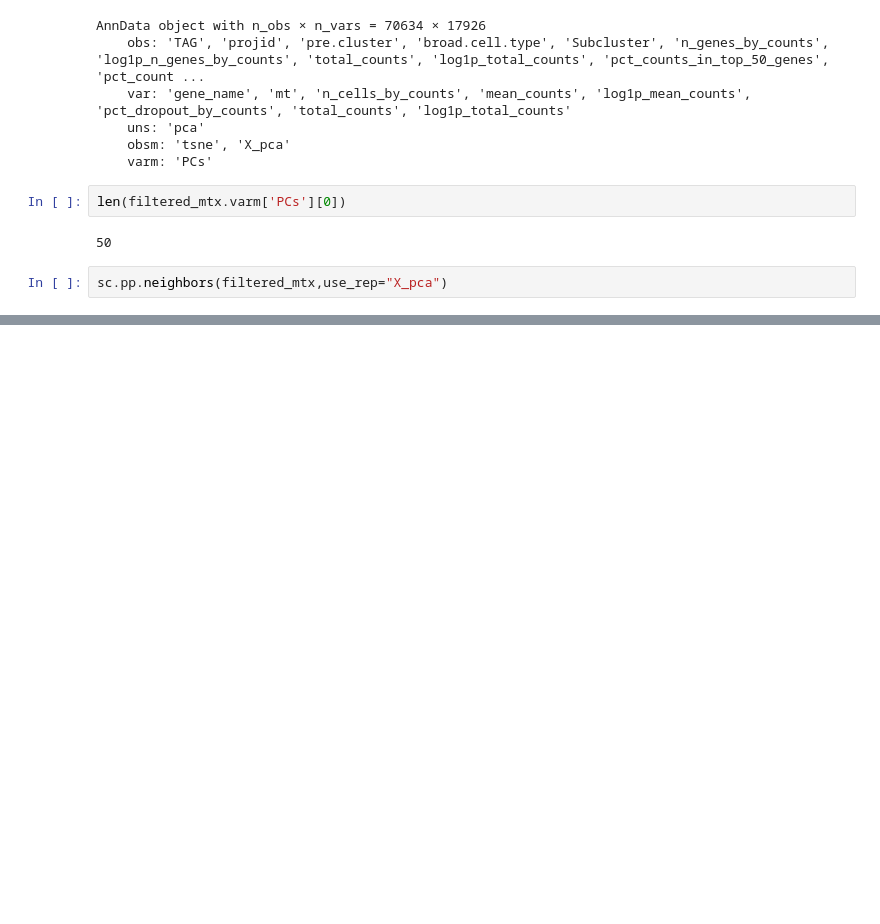
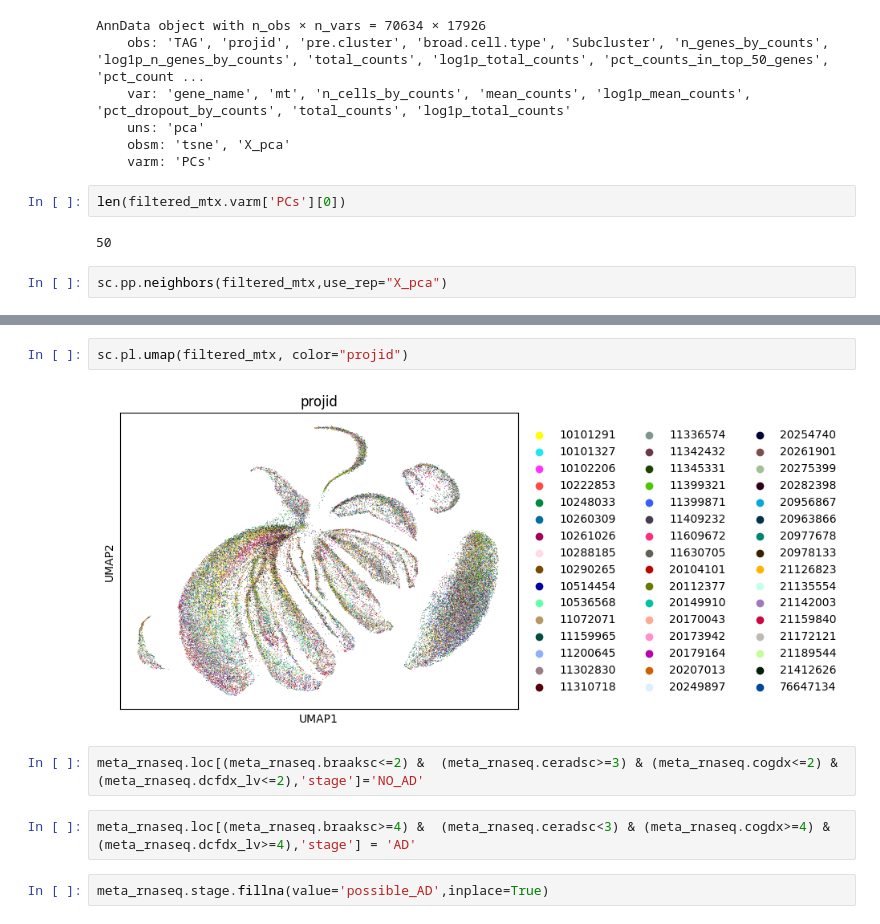
Before and after one commit to aj95b/ROSMAP_AD, a Jupyter notebook: sc_practice.ipynb, the cells around one changed output, grey strips where cells are left out. Drawn from its saved outputs; the diff is of its cells as text; blank space fills up the shorter version.

```diff
--- a/sc_practice.ipynb
+++ b/sc_practice.ipynb
@@ -443,0 +493,10 @@ sc.pp.neighbors(filtered_mtx,use_rep="X_pca")
+# %%
+sc.pl.umap(filtered_mtx, color="projid")
+# %% [output]
+[figure, added]
+# %%
+meta_rnaseq.loc[(meta_rnaseq.braaksc<=2) &  (meta_rnaseq.ceradsc>=3) & (meta_rnaseq.cogdx<=2) & (meta_rnaseq.dcfdx_lv<=2),'stage']='NO_AD'
+# %%
+meta_rnaseq.loc[(meta_rnaseq.braaksc>=4) &  (meta_rnaseq.ceradsc<3) & (meta_rnaseq.cogdx>=4) & (meta_rnaseq.dcfdx_lv>=4),'stage'] = 'AD'
+# %%
+meta_rnaseq.stage.fillna(value='possible_AD',inplace=True)
```
Also changed, not shown: parts of 51 cells of this notebook.
